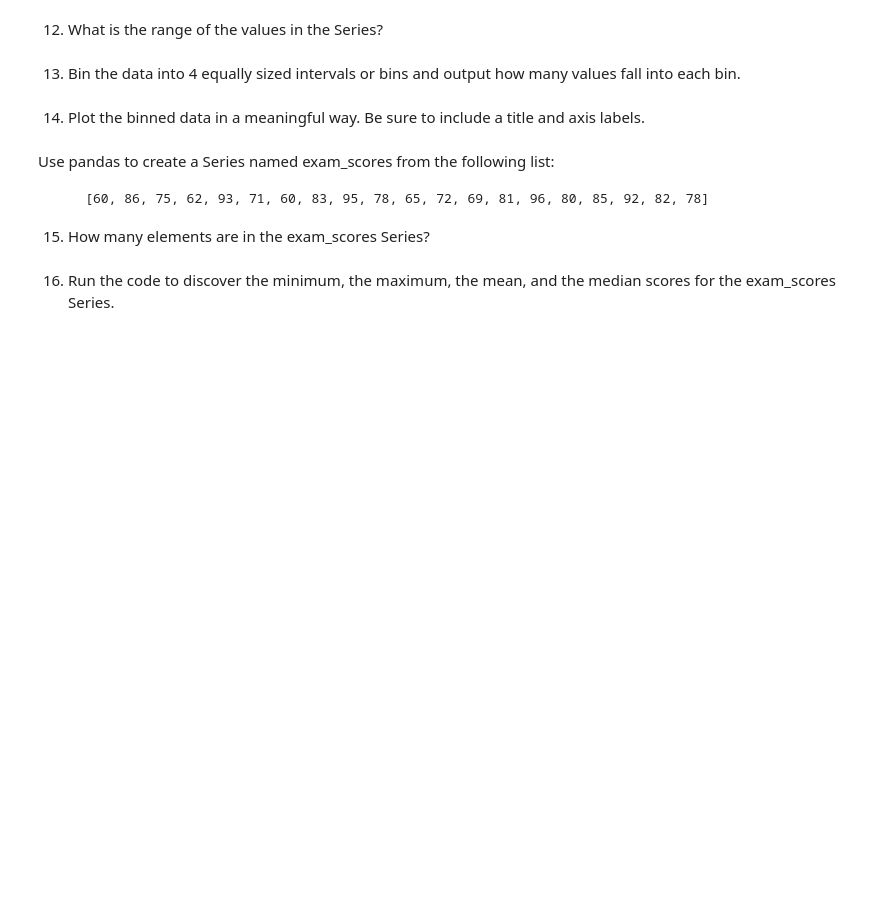
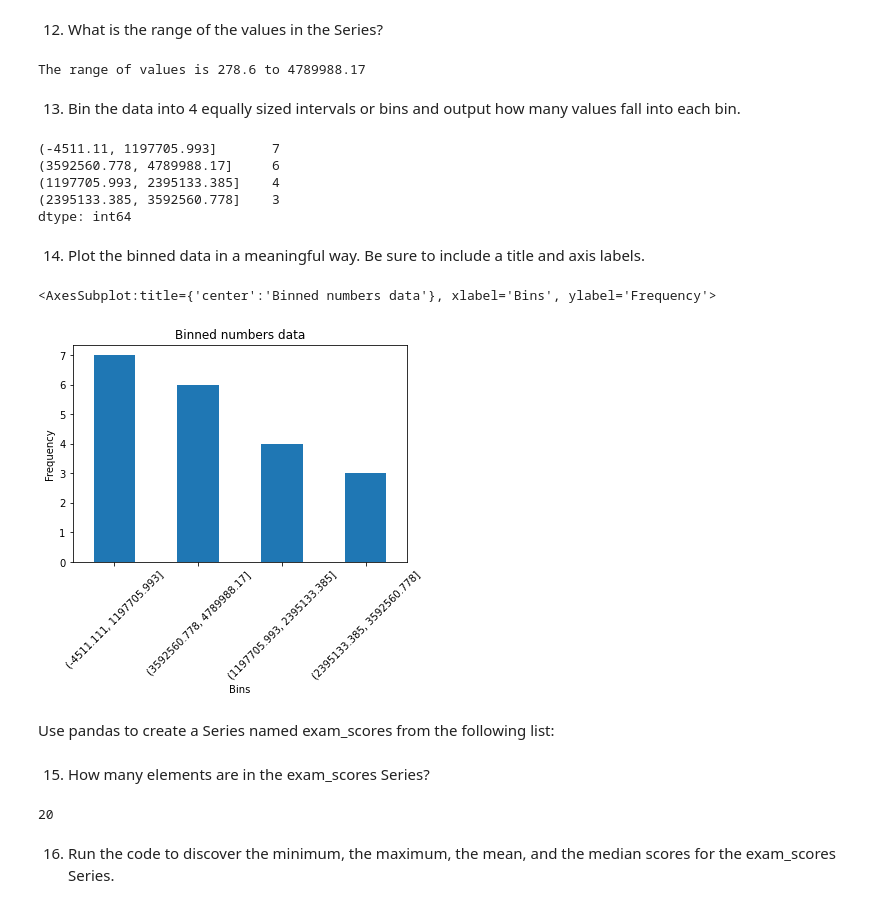
Before and after one commit to jesse-d-marder/numpy-pandas-visualization-exercises, a Jupyter notebook: pandas_series.ipynb, the cells around one changed output. Cells and saved outputs as stored; diff of their text form; code cells hidden in the pictures; blank space fills up the shorter version.

```diff
--- a/pandas_series.ipynb
+++ b/pandas_series.ipynb
@@ -309,2 +298,4 @@ Use pandas to create a Series named numbers from the following list:
+# %%
+numbers = pd.Series(['$796,459.41', '$278.60', '$482,571.67', '$4,503,915.98', '$2,121,418.3', '$1,260,813.3', '$87,231.01', '$1,509,175.45', '$4,138,548.00', '$2,848,913.80', '$594,715.39', '$4,789,988.17', '$4,513,644.5', '$3,191,059.97', '$1,758,712.24', '$4,338,283.54', '$4,738,303.38', '$2,791,759.67', '$769,681.94', '$452,650.23'])
 # %% [markdown]
 7. What is the data type of the numbers Series?
@@ -313,4 +312,6 @@ Use pandas to create a Series named numbers from the following list:
 # %% [markdown]
 9. Perform the necessary manipulations by accessing Series attributes and methods to convert the numbers Series to a numeric data type.
+# %%
+numbers = numbers.str.replace('$','').str.replace(',','').apply(lambda n: float(n))
 # %% [markdown]
 10. Run the code to discover the maximum value from the Series.
@@ -319,12 +328,25 @@ Use pandas to create a Series named numbers from the following list:
 # %% [markdown]
 12. What is the range of the values in the Series?
+# %%
+print(f"The range of values is {min(numbers)} to {max(numbers)}")
+# %% [output]
+The range of values is 278.6 to 4789988.17
 # %% [markdown]
 13. Bin the data into 4 equally sized intervals or bins and output how many values fall into each bin.
+# %%
+pd.cut(numbers, 4).value_counts()
+# %% [output]
+(-4511.11, 1197705.993]       7
+(3592560.778, 4789988.17]     6
+(1197705.993, 2395133.385]    4
+(2395133.385, 3592560.778]    3
+dtype: int64
 # %% [markdown]
 14. Plot the binned data in a meaningful way. Be sure to include a title and axis labels.
+# %%
+numbers.value_counts(bins=4).plot.bar(title = "Binned numbers data", xlabel = "Bins", ylabel = "Frequency", rot = 45)
+# %% [output]
+<AxesSubplot:title={'center':'Binned numbers data'}, xlabel='Bins', ylabel='Frequency'>
+[figure, added]
 # %% [markdown]
 Use pandas to create a Series named exam_scores from the following list:
-
-        [60, 86, 75, 62, 93, 71, 60, 83, 95, 78, 65, 72, 69, 81, 96, 80, 85, 92, 82, 78]
-
-15. How many elements are in the exam_scores Series?
@@ -331,2 +355,8 @@ Use pandas to create a Series named exam_scores from the following list:
+# %% [markdown]
+15. How many elements are in the exam_scores Series?
+# %%
+len(exam_scores)
+# %% [output]
+20
 # %% [markdown]
 16. Run the code to discover the minimum, the maximum, the mean, and the median scores for the exam_scores Series.
```
Also changed, not shown: parts of 102 cells of this notebook.
